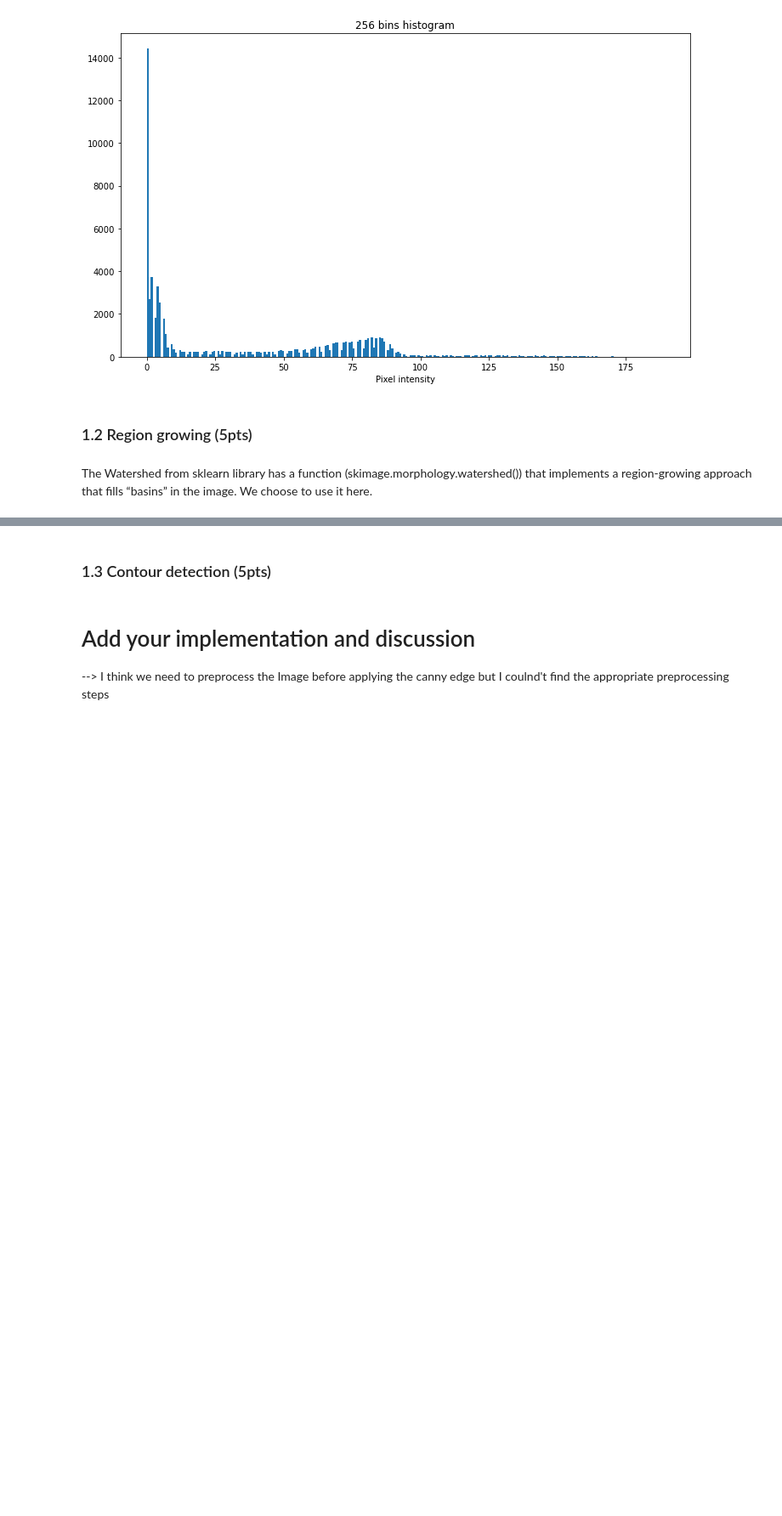
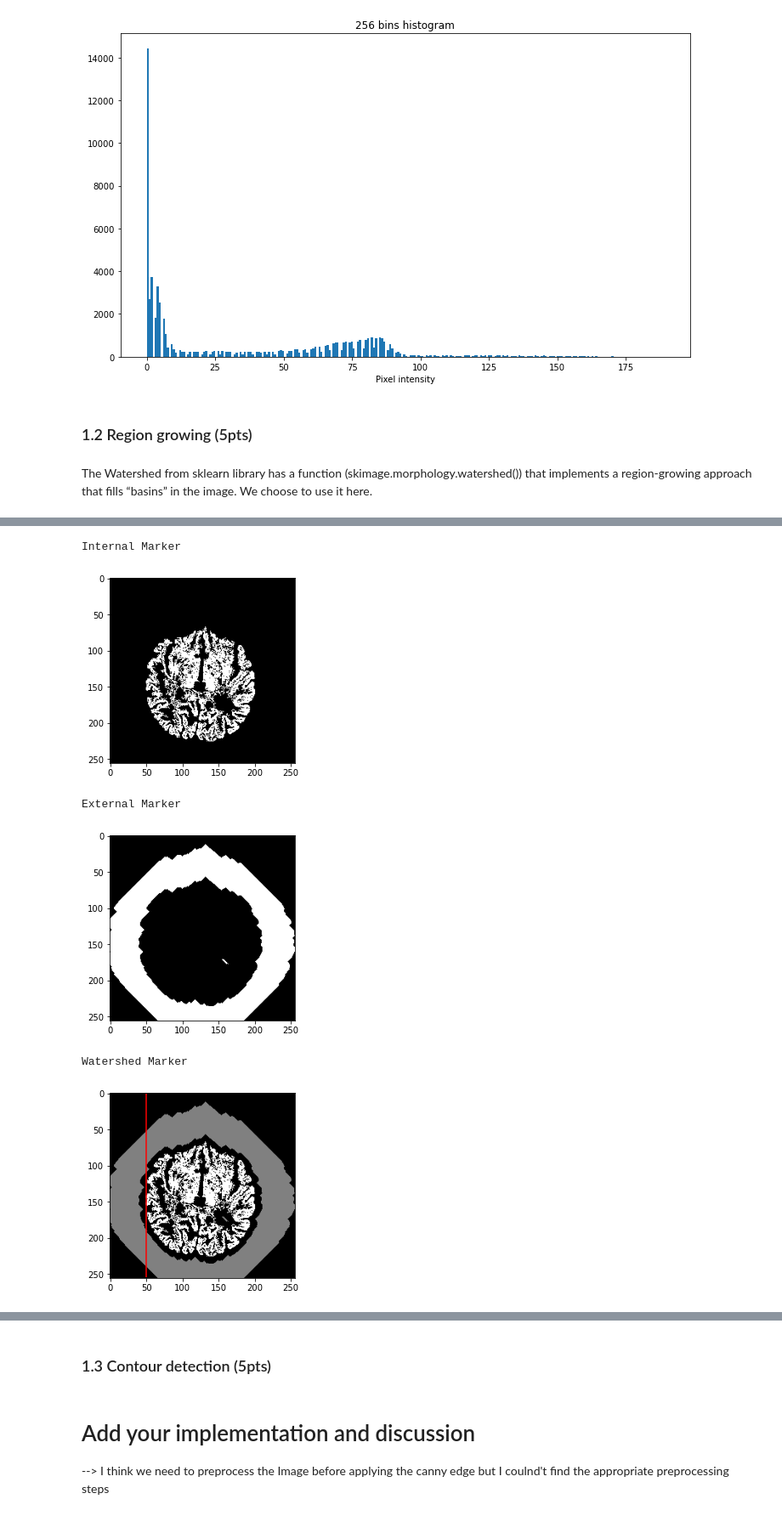
Before and after one commit to benhaj/ImageAnalysisPatternRecognition-labs, a Jupyter notebook: labs/lab_01_segmentation-Copy1.ipynb, the cells around one changed output, grey strips where cells are left out. Shown at 85% size. Cells and saved outputs as stored; diff of their text form; code cells hidden in the pictures; blank space fills up the shorter version.

```diff
--- a/labs/lab_01_segmentation-Copy1.ipynb
+++ b/labs/lab_01_segmentation-Copy1.ipynb
@@ -169,0 +156,45 @@ ValueError: dtype cannot be bool.
+# %%
+# Some of the starting Code is taken from ArnavJain, since it's more readable then my own
+def generate_markers(image):
+    #Creation of the internal Marker
+    marker_internal = (image > 65) & (image < 85)
+    marker_internal = clear_border(marker_internal)
+    marker_internal_labels = measure.label(marker_internal)
+    areas = [r.area for r in measure.regionprops(marker_internal_labels)]
+    areas.sort()
+    if len(areas) > 2:
+        for region in measure.regionprops(marker_internal_labels):
+            if region.area < areas[-2]:
+                for coordinates in region.coords:
+                       marker_internal_labels[coordinates[0], coordinates[1]] = 0
+    marker_internal = marker_internal_labels > 0
+    #Creation of the external Marker
+    external_a = ndi.binary_dilation(marker_internal, iterations=10)
+    external_b = ndi.binary_dilation(marker_internal, iterations=55)
+    marker_external = external_b ^ external_a
+    #Creation of the Watershed Marker matrix
+    marker_watershed = np.zeros((256, 256), dtype=np.int)
+    marker_watershed += marker_internal * 255
+    marker_watershed += marker_external * 128
+
+    return marker_internal, marker_external, marker_watershed
+
+#Show some example markers from the middle
+test_patient_internal, test_patient_external, test_patient_watershed = generate_markers(brain_im)
+print ("Internal Marker")
+plt.imshow(test_patient_internal, cmap='gray')
+plt.show()
+print ("External Marker")
+plt.imshow(test_patient_external, cmap='gray')
+plt.show()
+print ("Watershed Marker")
+plt.imshow(test_patient_watershed, cmap='gray')
+plt.vlines(50, color='red', ymin=0, ymax=255)
+plt.show()
+# %% [output]
+Internal Marker
+[figure, added]
+External Marker
+[figure, added]
+Watershed Marker
+[figure, added]
```
Also changed, not shown: parts of 18 cells of this notebook.
